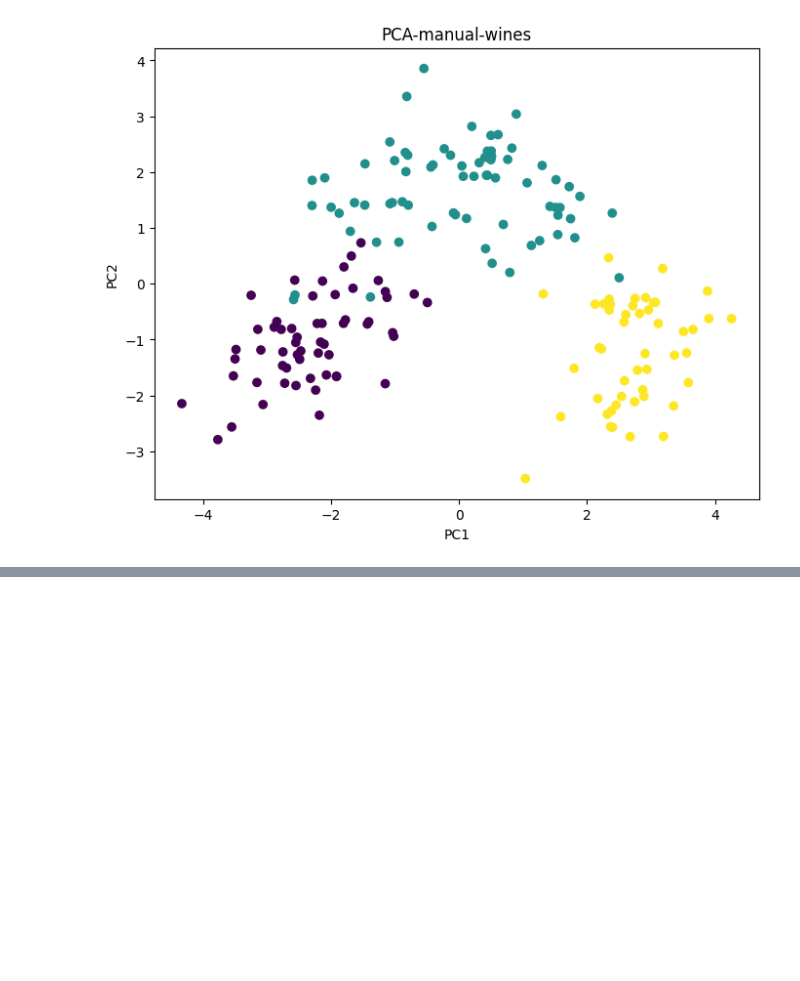
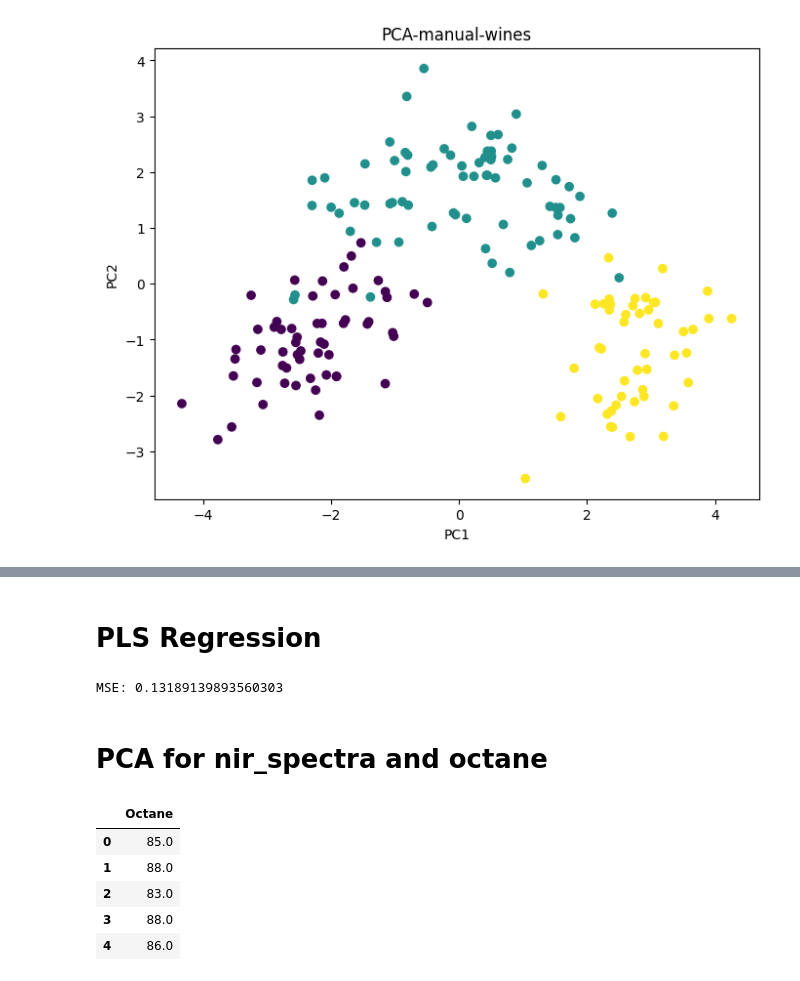
Before and after one commit to JaiVR/nir_chemometrics, a Jupyter notebook: chemometrics.ipynb, the cells around one changed output, grey strips where cells are left out. Drawn from its saved outputs; the diff is of its cells as text; code cells hidden in the pictures; blank space fills up the shorter version.

```diff
--- a/chemometrics.ipynb
+++ b/chemometrics.ipynb
@@ -411,0 +450,25 @@ soil pca
+# %% [markdown]
+# PLS Regression
+# %%
+min_rows = min(principal_components.shape[0] for principal_components in pca_results + [wines_pca])
+
+wines_pca_truncated = wines_pca[:min_rows, :]
+pca_results_truncated = [pc[:min_rows, :] for pc in pca_results]
+
+all_pca_results = np.hstack([wines_pca_truncated] + pca_results_truncated)
+
+X = all_pca_results
+y = cultivars[:min_rows]
+
+X_train, X_test, y_train, y_test = train_test_split(X, y, test_size=0.2, random_state=42)
+
+pls = PLSRegression(n_components=3)
+pls.fit(X_train, y_train)
+
+y_pred = pls.predict(X_test)
+
+print(f'MSE: {mean_squared_error(y_test, y_pred)}')
+# %% [output]
+MSE: 0.13189139893560303
+# %% [markdown]
+# PCA for nir_spectra and octane
@@ -411,0 +477,9 @@ soil pca
+# %%
+pd.DataFrame(octane).head()
+# %% [output]
+|  | Octane |
+| 0 | 85.0 |
+| 1 | 88.0 |
+| 2 | 83.0 |
+| 3 | 88.0 |
+| 4 | 86.0 |
```
Also changed, not shown: parts of 22 cells of this notebook.
